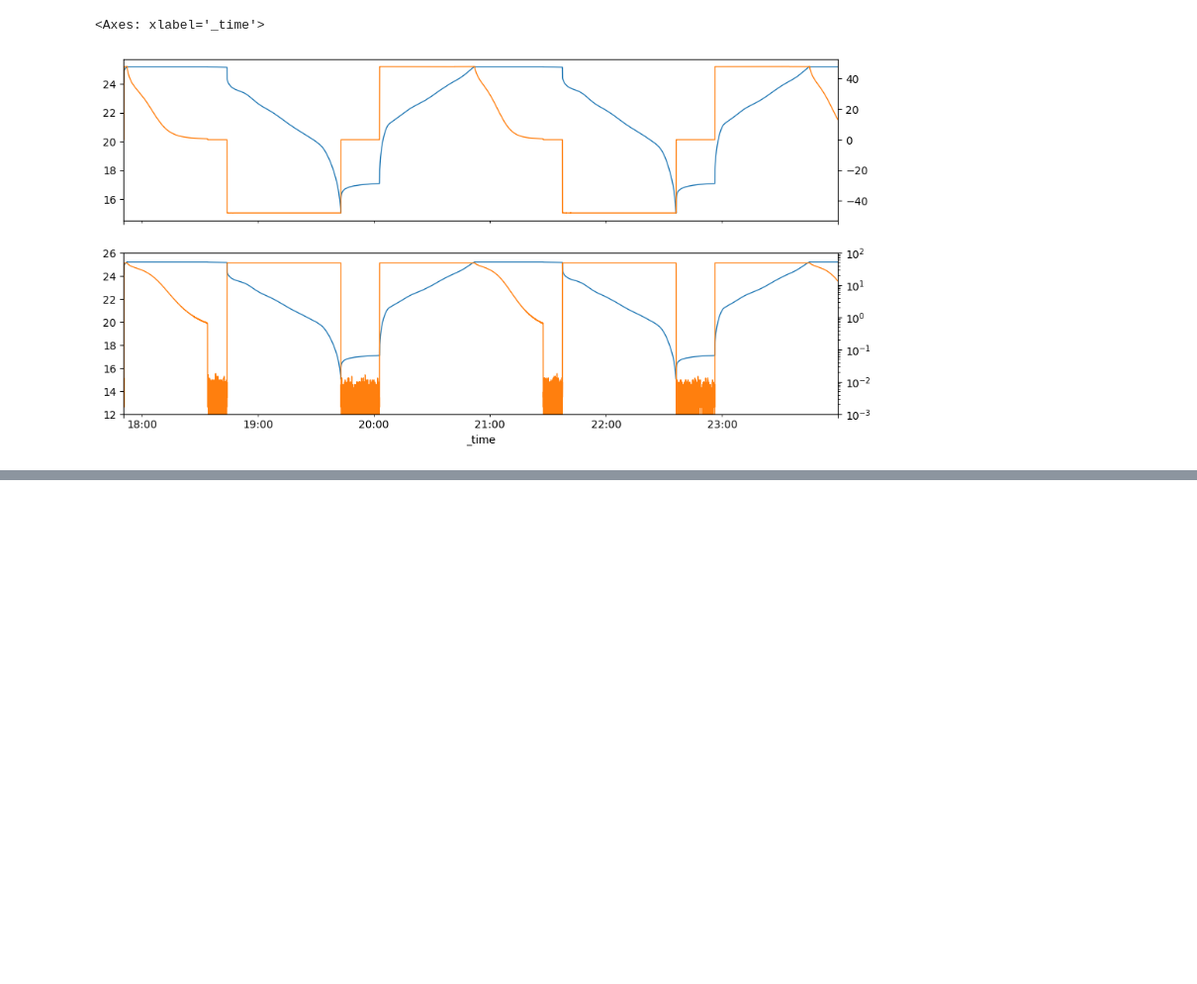
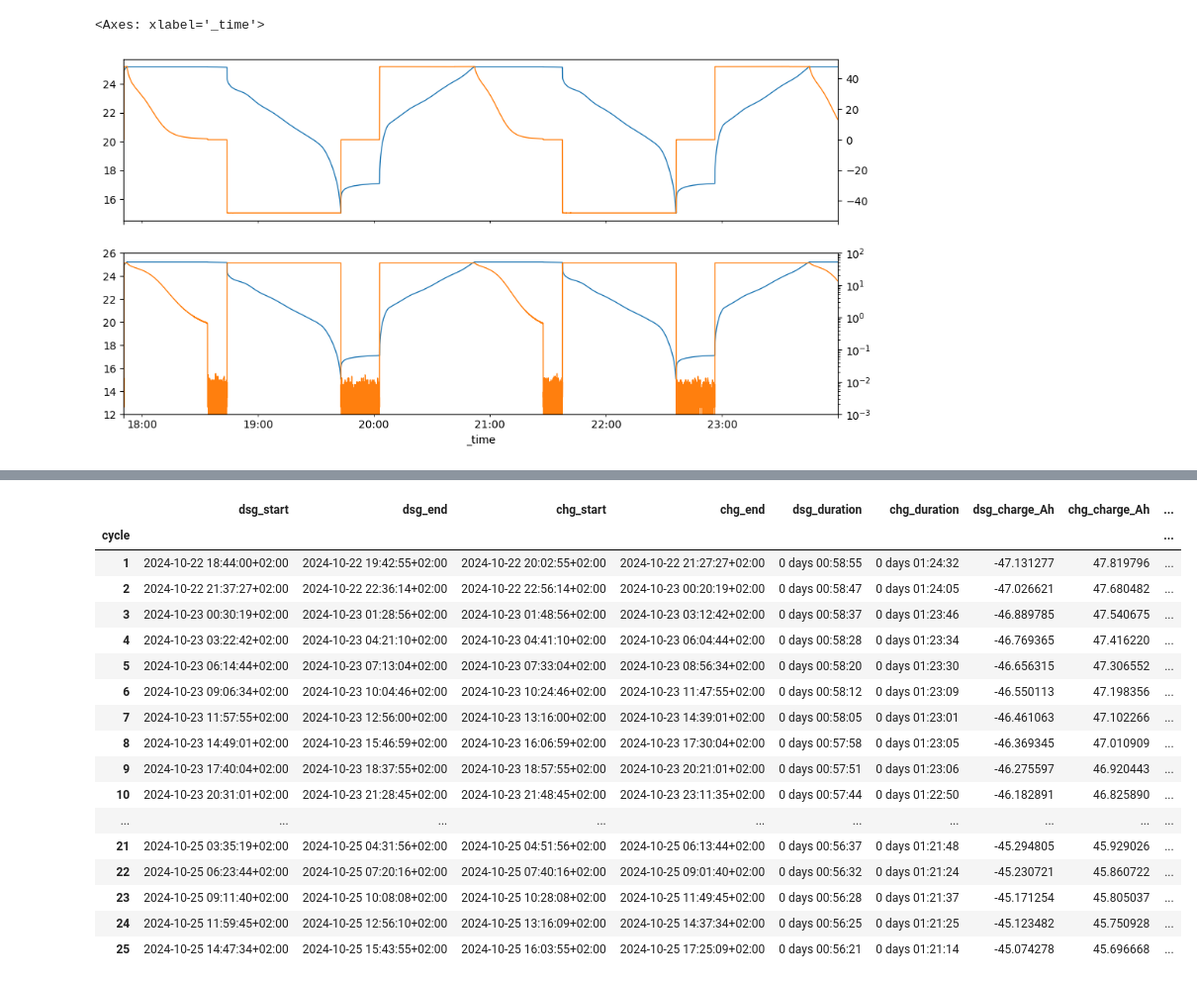
Before and after one commit to starcopter/pack-cycle-analysis, a Jupyter notebook: Analysis.ipynb, the cells around one changed output, grey strips where cells are left out. Shown at 99% size. Cells and saved outputs as stored; diff of their text form; code cells hidden in the pictures; blank space fills up the shorter version.

```diff
--- a/Analysis.ipynb
+++ b/Analysis.ipynb
@@ -71,0 +87,21 @@ cycles
+# %%
+display(cycles)
+# %% [output]
+|  | dsg_start | dsg_end | chg_start | chg_end | dsg_duration | chg_duration | dsg_charge_Ah | chg_charge_Ah | ... |
+| cycle |  |  |  |  |  |  |  |  | ... |
+| 1 | 2024-10-22 18:44:00+02:00 | 2024-10-22 19:42:55+02:00 | 2024-10-22 20:02:55+02:00 | 2024-10-22 21:27:27+02:00 | 0 days 00:58:55 | 0 days 01:24:32 | -47.131277 | 47.819796 | ... |
+| 2 | 2024-10-22 21:37:27+02:00 | 2024-10-22 22:36:14+02:00 | 2024-10-22 22:56:14+02:00 | 2024-10-23 00:20:19+02:00 | 0 days 00:58:47 | 0 days 01:24:05 | -47.026621 | 47.680482 | ... |
+| 3 | 2024-10-23 00:30:19+02:00 | 2024-10-23 01:28:56+02:00 | 2024-10-23 01:48:56+02:00 | 2024-10-23 03:12:42+02:00 | 0 days 00:58:37 | 0 days 01:23:46 | -46.889785 | 47.540675 | ... |
+| 4 | 2024-10-23 03:22:42+02:00 | 2024-10-23 04:21:10+02:00 | 2024-10-23 04:41:10+02:00 | 2024-10-23 06:04:44+02:00 | 0 days 00:58:28 | 0 days 01:23:34 | -46.769365 | 47.416220 | ... |
+| 5 | 2024-10-23 06:14:44+02:00 | 2024-10-23 07:13:04+02:00 | 2024-10-23 07:33:04+02:00 | 2024-10-23 08:56:34+02:00 | 0 days 00:58:20 | 0 days 01:23:30 | -46.656315 | 47.306552 | ... |
+| 6 | 2024-10-23 09:06:34+02:00 | 2024-10-23 10:04:46+02:00 | 2024-10-23 10:24:46+02:00 | 2024-10-23 11:47:55+02:00 | 0 days 00:58:12 | 0 days 01:23:09 | -46.550113 | 47.198356 | ... |
+| 7 | 2024-10-23 11:57:55+02:00 | 2024-10-23 12:56:00+02:00 | 2024-10-23 13:16:00+02:00 | 2024-10-23 14:39:01+02:00 | 0 days 00:58:05 | 0 days 01:23:01 | -46.461063 | 47.102266 | ... |
+| 8 | 2024-10-23 14:49:01+02:00 | 2024-10-23 15:46:59+02:00 | 2024-10-23 16:06:59+02:00 | 2024-10-23 17:30:04+02:00 | 0 days 00:57:58 | 0 days 01:23:05 | -46.369345 | 47.010909 | ... |
+| 9 | 2024-10-23 17:40:04+02:00 | 2024-10-23 18:37:55+02:00 | 2024-10-23 18:57:55+02:00 | 2024-10-23 20:21:01+02:00 | 0 days 00:57:51 | 0 days 01:23:06 | -46.275597 | 46.920443 | ... |
+| 10 | 2024-10-23 20:31:01+02:00 | 2024-10-23 21:28:45+02:00 | 2024-10-23 21:48:45+02:00 | 2024-10-23 23:11:35+02:00 | 0 days 00:57:44 | 0 days 01:22:50 | -46.182891 | 46.825890 | ... |
+| ... | ... | ... | ... | ... | ... | ... | ... | ... | ... |
+| 21 | 2024-10-25 03:35:19+02:00 | 2024-10-25 04:31:56+02:00 | 2024-10-25 04:51:56+02:00 | 2024-10-25 06:13:44+02:00 | 0 days 00:56:37 | 0 days 01:21:48 | -45.294805 | 45.929026 | ... |
+| 22 | 2024-10-25 06:23:44+02:00 | 2024-10-25 07:20:16+02:00 | 2024-10-25 07:40:16+02:00 | 2024-10-25 09:01:40+02:00 | 0 days 00:56:32 | 0 days 01:21:24 | -45.230721 | 45.860722 | ... |
+| 23 | 2024-10-25 09:11:40+02:00 | 2024-10-25 10:08:08+02:00 | 2024-10-25 10:28:08+02:00 | 2024-10-25 11:49:45+02:00 | 0 days 00:56:28 | 0 days 01:21:37 | -45.171254 | 45.805037 | ... |
+| 24 | 2024-10-25 11:59:45+02:00 | 2024-10-25 12:56:10+02:00 | 2024-10-25 13:16:09+02:00 | 2024-10-25 14:37:34+02:00 | 0 days 00:56:25 | 0 days 01:21:25 | -45.123482 | 45.750928 | ... |
+| 25 | 2024-10-25 14:47:34+02:00 | 2024-10-25 15:43:55+02:00 | 2024-10-25 16:03:55+02:00 | 2024-10-25 17:25:09+02:00 | 0 days 00:56:21 | 0 days 01:21:14 | -45.074278 | 45.696668 | ... |
```
Also changed, not shown: parts of 6 cells of this notebook, 1 other file.
